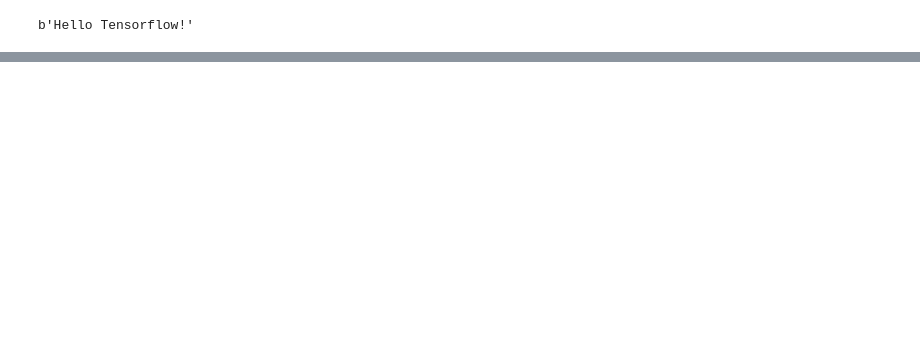
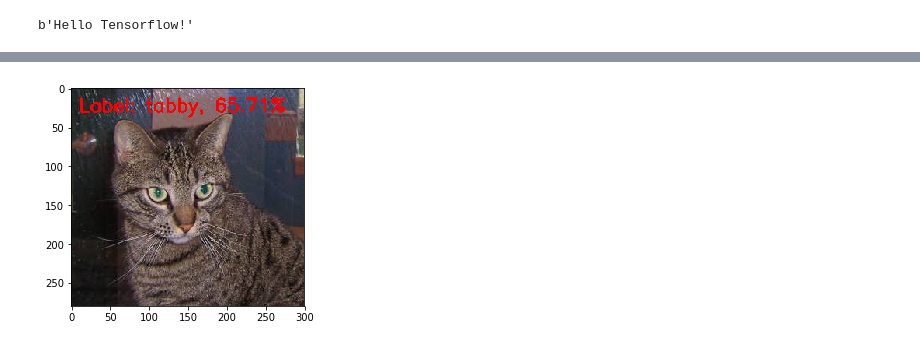
Before and after one commit to Qucy/UdacityMachineLearning, a Jupyter notebook: dog_vs_cat/dog_vs_cat.ipynb, the cells around one changed output, grey strips where cells are left out. Drawn from its saved outputs; the diff is of its cells as text; code cells hidden in the pictures; blank space fills up the shorter version.

```diff
--- a/dog_vs_cat/dog_vs_cat.ipynb
+++ b/dog_vs_cat/dog_vs_cat.ipynb
@@ -30,0 +74,5 @@ ImportError: Could not import PIL.Image. The use of `array_to_img` requires PIL.
+# %%
+# Test ResNet
+preditcByModuleName('resnet', img_path)
+# %% [output]
+[figure, added]
```
Also changed, not shown: parts of 8 cells of this notebook.
